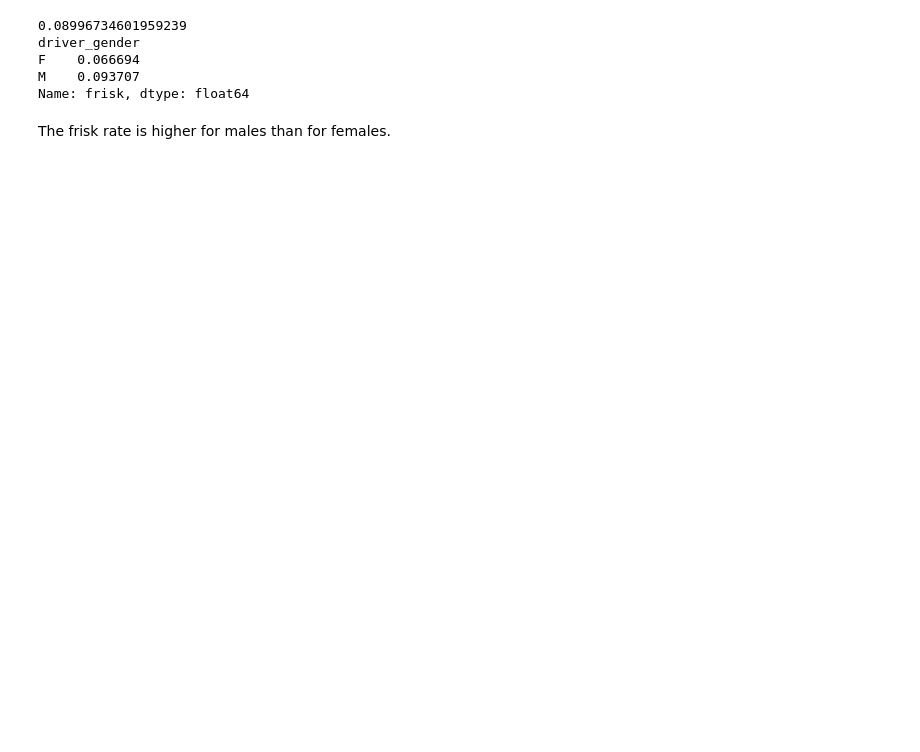
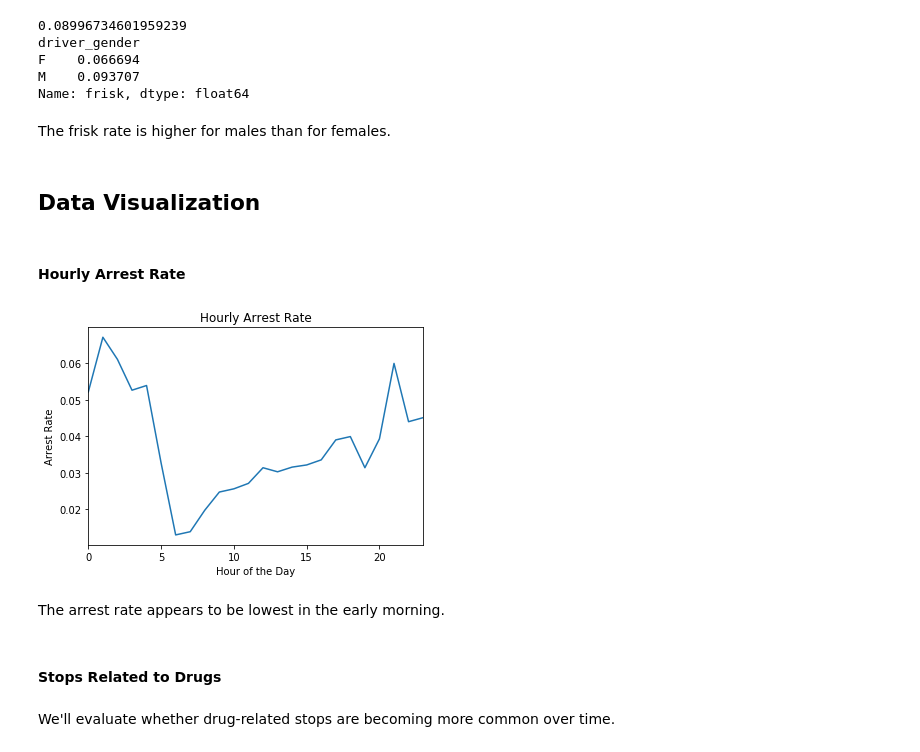
Before and after one commit to kaymal/Data-Analysis-Case-Studies, a Jupyter notebook: Police Activity in Rhode Island.ipynb, the cells around one changed output. Drawn from its saved outputs; the diff is of its cells as text; code cells hidden in the pictures; blank space fills up the shorter version.

```diff
--- a/Police Activity in Rhode Island.ipynb
+++ b/Police Activity in Rhode Island.ipynb
@@ -371,3 +390,24 @@ M    0.093707
 Name: frisk, dtype: float64
 # %% [markdown]
 The frisk rate is higher for males than for females.
+# %% [markdown]
+## Data Visualization
+# %% [markdown]
+#### Hourly Arrest Rate
+# %%
+hourly_arrest_rate = df.groupby(df.index.hour).is_arrested.mean()
+
+# Line plot of 'hourly_arrest_rate'
+hourly_arrest_rate.plot()
+plt.xlabel('Hour of the Day')
+plt.ylabel('Arrest Rate')
+plt.title('Hourly Arrest Rate')
+plt.show()
+# %% [output]
+[figure, added]
+# %% [markdown]
+The arrest rate appears to be lowest in the early morning.
+# %% [markdown]
+#### Stops Related to Drugs
+# %% [markdown]
+We'll evaluate whether drug-related stops are becoming more common over time.
```
Also changed, not shown: parts of 35 cells of this notebook.
